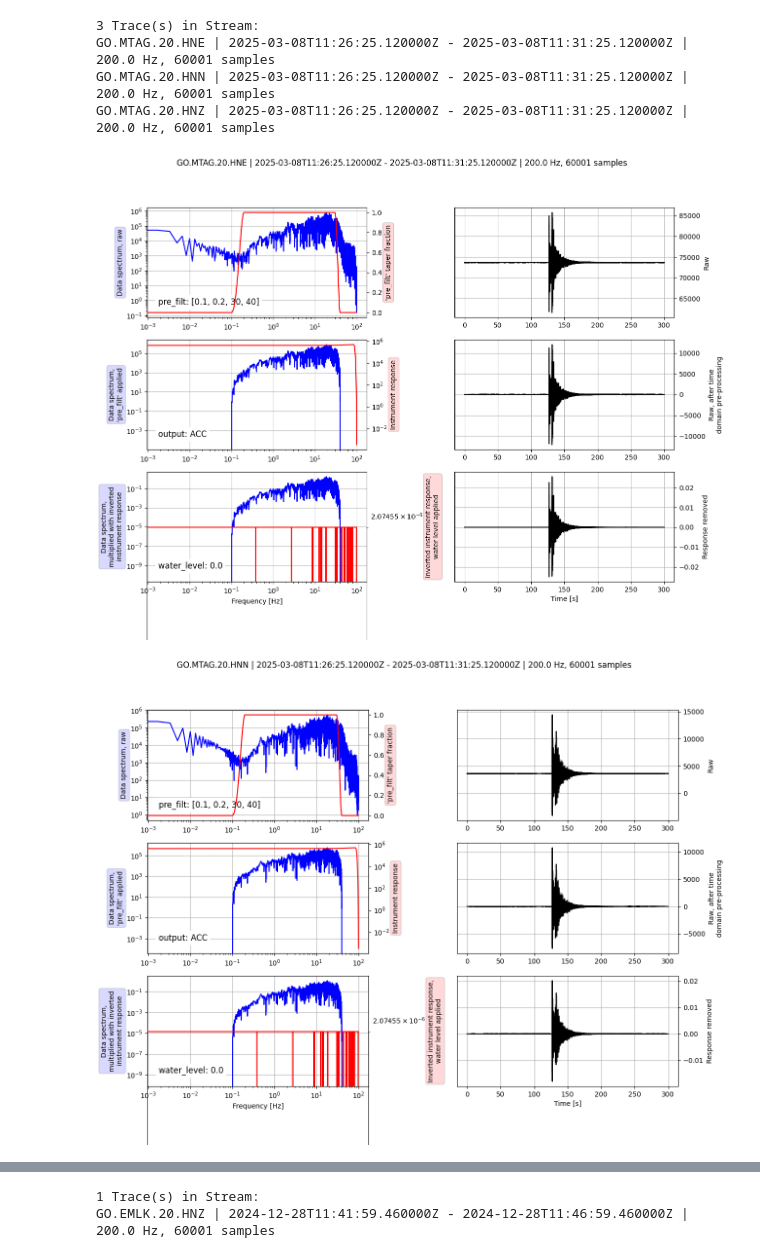
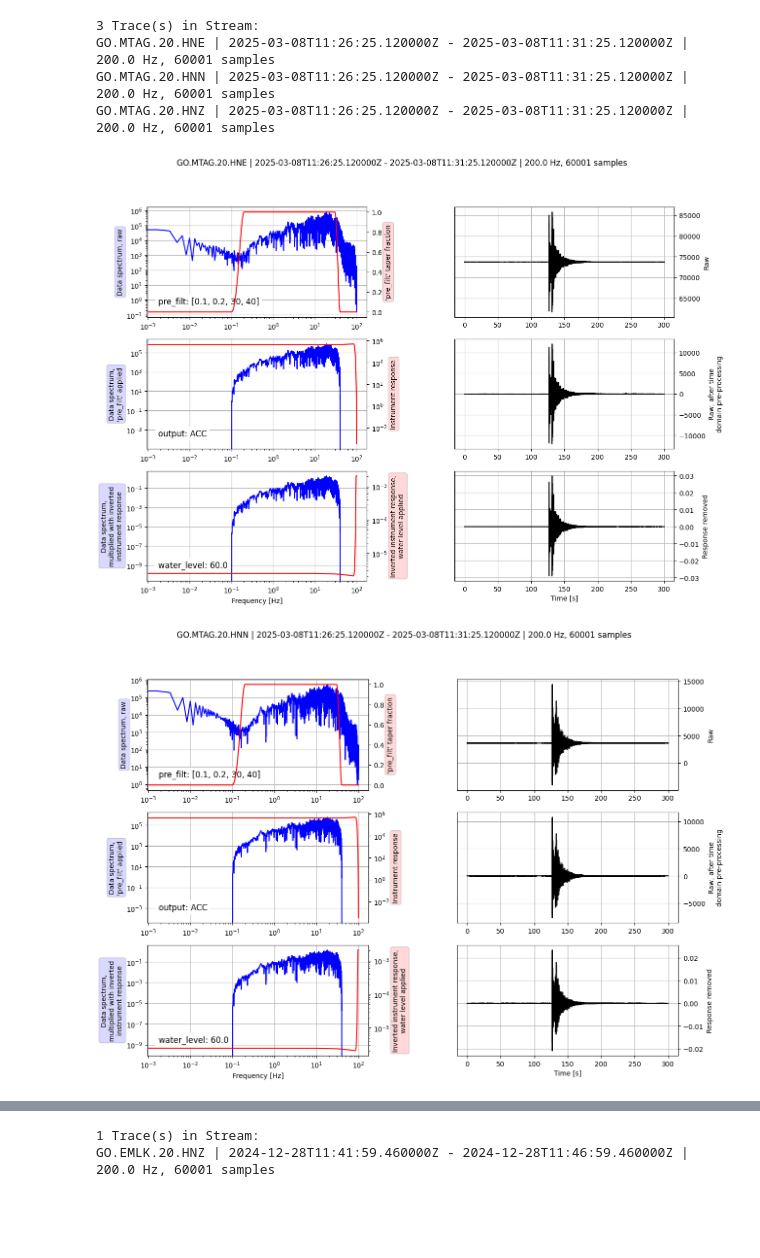
Before and after one commit to R-Grigala/Acceleration_mseed, a Jupyter notebook: plot_ascii.ipynb, the cells around one changed output, grey strips where cells are left out. Cells and saved outputs as stored; diff of their text form; code cells hidden in the pictures; blank space fills up the shorter version.

```diff
--- a/plot_ascii.ipynb
+++ b/plot_ascii.ipynb
@@ -18,21 +18,21 @@ G = 9.81
 # %%
 st_inventory = FDSN_CLIENT.get_stations(network=NETWORK, station=STATION, location='*', channel=CHANNEL_ACC, starttime=START_TIME, endtime=END_TIME, level="response")
 
 # ვიღებთ ტალღის ფორმებს
 st_stream = FDSN_CLIENT.get_waveforms(NETWORK, STATION, '*', CHANNEL_ACC, START_TIME, END_TIME)
 # ვშლით ინსტრუმენტულ პასუხს (response) და ვცვლით ერთეულს
-st_stream.remove_response(inventory=st_inventory, output="ACC", pre_filt=[0.1, 0.2, 30.0, 40.0], plot=True, zero_mean=True, water_level=0.0)
+st_stream.remove_response(inventory=st_inventory, output="ACC", pre_filt=[0.1, 0.2, 30.0, 40.0], plot=True, zero_mean=True, water_level=60.0)
 st_stream.filter(
     "bandpass",
     freqmin=1.0,
     freqmax=10.0,
     corners=4,
     zerophase=True
 )
 # %% [output]
 3 Trace(s) in Stream:
 GO.MTAG.20.HNE | 2025-03-08T11:26:25.120000Z - 2025-03-08T11:31:25.120000Z | 200.0 Hz, 60001 samples
 GO.MTAG.20.HNN | 2025-03-08T11:26:25.120000Z - 2025-03-08T11:31:25.120000Z | 200.0 Hz, 60001 samples
 GO.MTAG.20.HNZ | 2025-03-08T11:26:25.120000Z - 2025-03-08T11:31:25.120000Z | 200.0 Hz, 60001 samples
-[figure, old version]
+[figure, new version]
-[figure, old version]
+[figure, new version]
```
Also changed, not shown: parts of 4 cells of this notebook, 4 other files.
